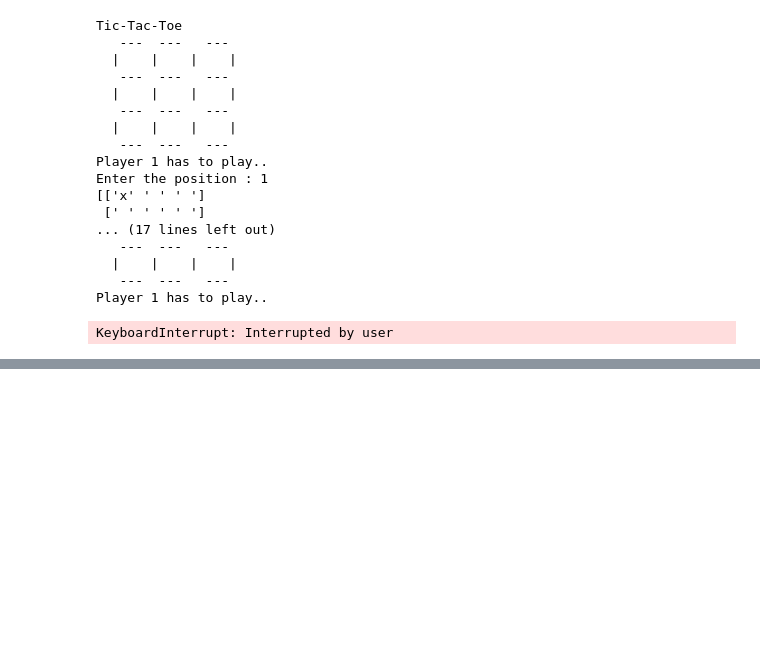
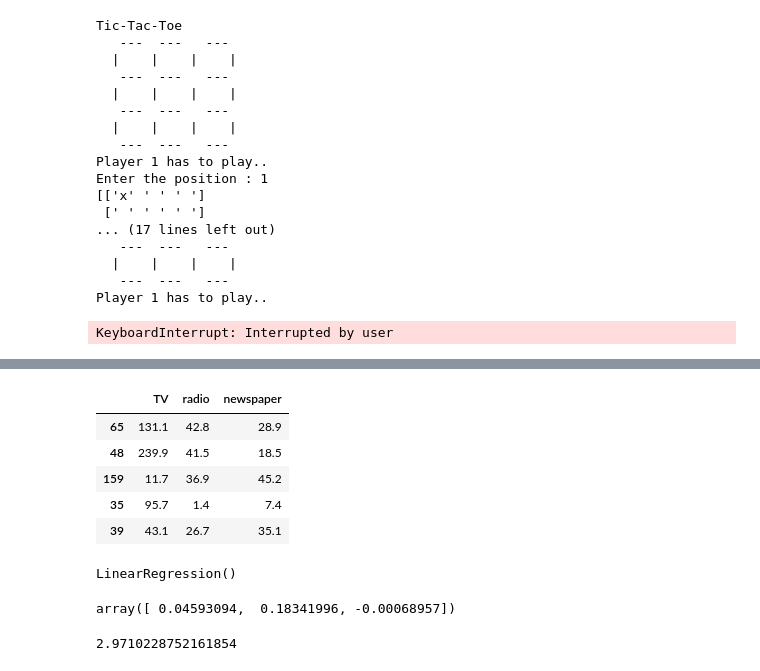
Before and after one commit to sharmasaravanan/Machine_learning, a Jupyter notebook: AI_ML-June-2021.ipynb, the cells around one changed output, grey strips where cells are left out. Cells and saved outputs as stored; diff of their text form; code cells hidden in the pictures; blank space fills up the shorter version.

```diff
--- a/AI_ML-June-2021.ipynb
+++ b/AI_ML-June-2021.ipynb
@@ -1837,0 +1896,3 @@ KeyboardInterrupt: Interrupted by user
+# %%
+# step-2 split dataset
+xtrain, xtest, ytrain, ytest = train_test_split(x, y, test_size=0.15, random_state=3)
@@ -1837,0 +1903,9 @@ KeyboardInterrupt: Interrupted by user
+# %%
+xtrain.head()
+# %% [output]
+|  | TV | radio | newspaper |
+| 65 | 131.1 | 42.8 | 28.9 |
+| 48 | 239.9 | 41.5 | 18.5 |
+| 159 | 11.7 | 36.9 | 45.2 |
+| 35 | 95.7 | 1.4 | 7.4 |
+| 39 | 43.1 | 26.7 | 35.1 |
@@ -1837,0 +1915,13 @@ KeyboardInterrupt: Interrupted by user
+# %%
+# step-4 training
+model.fit(xtrain, ytrain)
+# %% [output]
+LinearRegression()
+# %%
+model.coef_
+# %% [output]
+array([ 0.04593094,  0.18341996, -0.00068957])
+# %%
+model.intercept_
+# %% [output]
+2.9710228752161854
```
Also changed, not shown: parts of 32 cells of this notebook.
